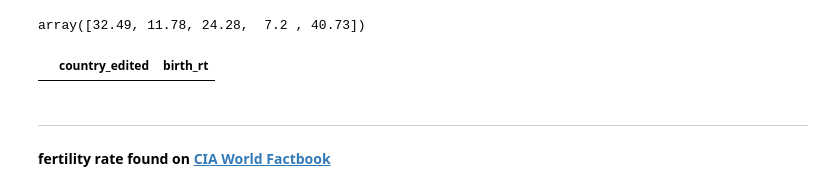
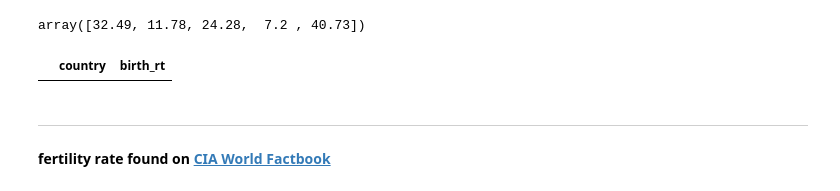
Before and after one commit to nataliebrown22/3250-final-project, a Jupyter notebook: code/notebooks/05_BAIS3250_project_imputingCleanedData.ipynb, the cells around one changed output. Cells and saved outputs as stored; diff of their text form; code cells hidden in the pictures.

```diff
--- a/code/notebooks/05_BAIS3250_project_imputingCleanedData.ipynb
+++ b/code/notebooks/05_BAIS3250_project_imputingCleanedData.ipynb
@@ -94,10 +106,10 @@ Country Data Nulls
 # %%
 # function for displaying all nulls in a column
 def find_nulls(df,column):
-    return df[df[column].isnull()][['country_edited',column]]
+    return df[df[column].isnull()][['country',column]]
 
 def null_list(df,column):
-    return df[df[column].isnull()]['country_edited'].tolist()
+    return df[df[column].isnull()]['country'].tolist()
 
 # function to display column format
 def col_format(df,col):
@@ -122,7 +134,7 @@ array([ 33.93911 ,  41.153332,  28.033886,  42.506285, -11.202692])
 - 0.203237
 # %%
 # impute
-country_df.loc[country_df['country_edited'] == 'Sao Tome and Principe', 'lat'] = 0.203237
+country_df.loc[country_df['country'] == 'Sao Tome and Principe', 'lat'] = 0.203237
 
 # review
 find_nulls(country_df,'lat')
@@ -142,7 +154,7 @@ find_nulls(country_df,'long')
 - 6.608357
 # %%
 # impute
-country_df.loc[country_df['country_edited'] == 'Sao Tome and Principe', 'long'] = 6.608357
+country_df.loc[country_df['country'] == 'Sao Tome and Principe', 'long'] = 6.608357
 
 # review
 find_nulls(country_df,'long')
@@ -174,7 +186,7 @@ impute_mortality_rts={
 
 # impute
 for country,rt in impute_mortality_rts.items():
-    country_df.loc[country_df['country_edited']==country,'infant_mortality_rt']=rt
+    country_df.loc[country_df['country']==country,'infant_mortality_rt']=rt
 
 # review
 find_nulls(country_df,'infant_mortality_rt')
@@ -199,19 +211,19 @@ array([32.49, 11.78, 24.28,  7.2 , 40.73])
 # %%
 # define rates
 impute_birth_rts={
     'Eswatini':22.3,
     'Nauru':20.2,
-    'Tuvalu':22
+    'Tuvalu':22,
 }
 
 # impute
 for country,rt in impute_birth_rts.items():
-    country_df.loc[country_df['country_edited']==country,'birth_rt']=rt
+    country_df.loc[country_df['country']==country,'birth_rt']=rt
 
 # review
 find_nulls(country_df,'birth_rt')
 # %% [output]
-|  | country_edited | birth_rt |
+|  | country | birth_rt |
 # %% [markdown]
 ---
 **fertility rate found on [CIA World Factbook](https://www.cia.gov/the-world-factbook/field/total-fertility-rate/country-comparison/)**
```
Also changed, not shown: parts of 55 cells of this notebook, 16 other files.
